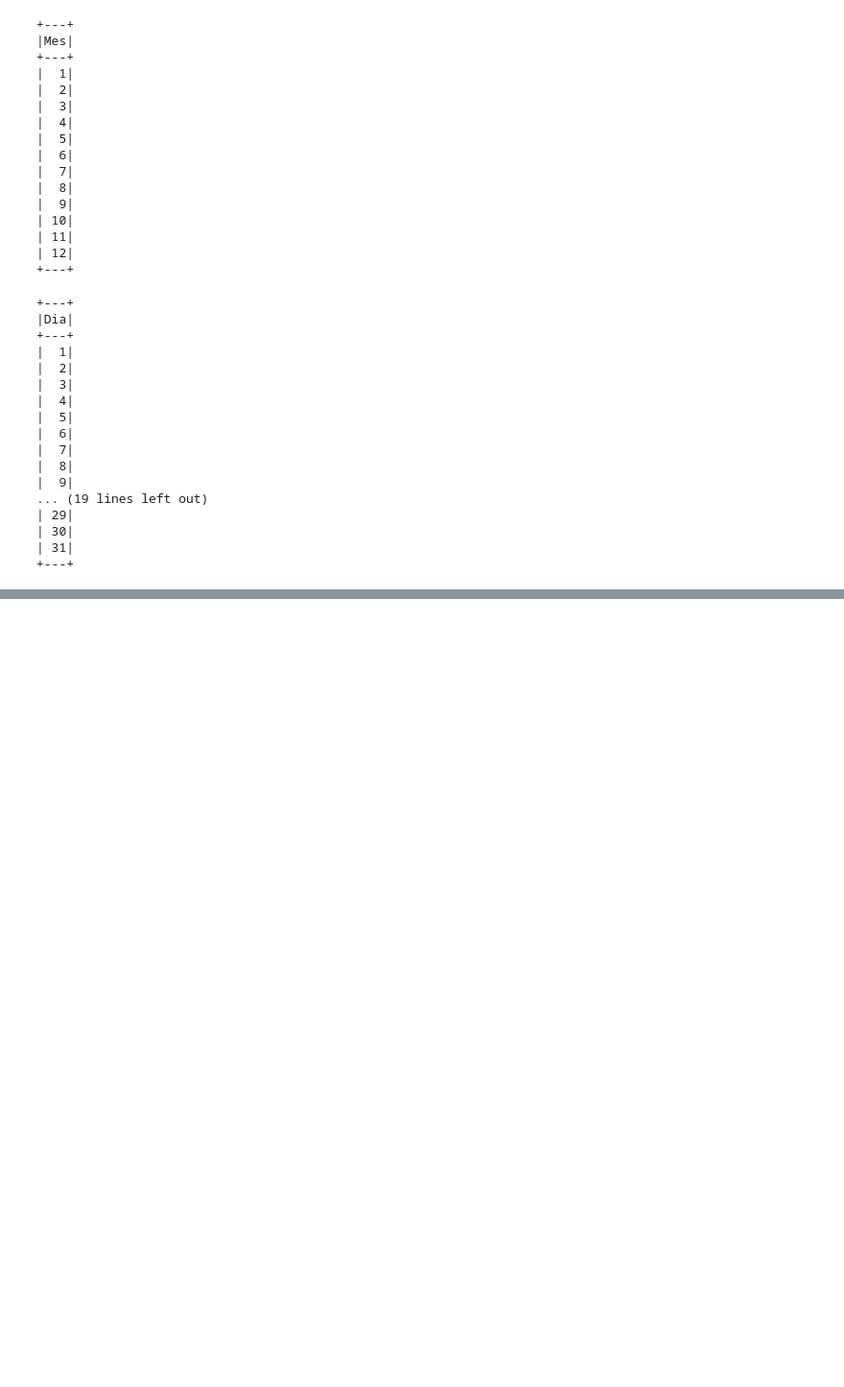
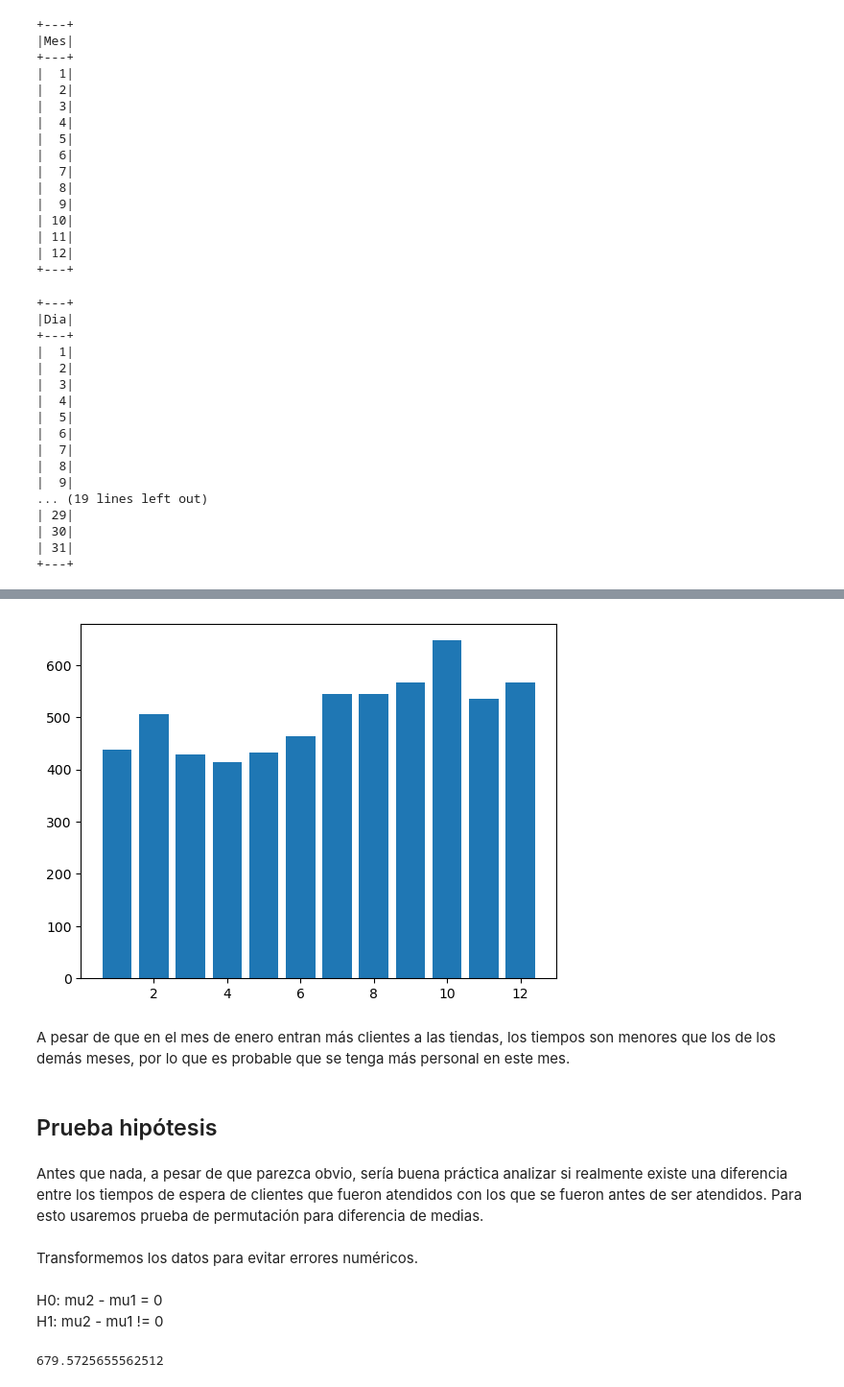
Before and after one commit to TheMexicanTarzan/Reto-COPPEL, a Jupyter notebook: Análisis_COPPEL.ipynb, the cells around one changed output, grey strips where cells are left out. Shown at 96% size. Saved outputs shown, nothing was run; the diff lists cells and outputs as text; code cells hidden in the pictures; blank space fills up the shorter version.

```diff
--- a/Análisis_COPPEL.ipynb
+++ b/Análisis_COPPEL.ipynb
@@ -264,0 +488,16 @@ df.select(col("Dia")).distinct().orderBy(col("Dia")).show(df.count())
+# %%
+espera_prom_mes = muestra.groupby("Mes")["Tiempo_espera"].mean()
+# %%
+plt.bar(muestra.Mes.unique(), espera_prom_mes)
+plt.title("C")
+plt.show()
+# %% [output]
+[figure, added]
+# %% [markdown]
+A pesar de que en el mes de enero entran más clientes a las tiendas, los tiempos son menores que los de los demás meses, por lo que es probable que se tenga más personal en este mes.
+# %% [markdown]
+## Prueba hipótesis
+# %% [markdown]
+Antes que nada, a pesar de que parezca obvio, sería buena práctica analizar si realmente existe una diferencia entre los tiempos de espera de clientes que fueron atendidos con los que se fueron antes de ser atendidos. Para esto usaremos prueba de permutación para diferencia de medias.
+# %% [markdown]
+Transformemos los datos para evitar errores numéricos.
@@ -264,0 +506,10 @@ df.select(col("Dia")).distinct().orderBy(col("Dia")).show(df.count())
+# %% [markdown]
+H0: mu2 - mu1 = 0 \
+H1: mu2 - mu1 != 0
+# %%
+# Valor observado
+obs = (muestra[muestra["Status"] == "ausente"]["Tiempo_espera"].mean() -
+       muestra[muestra["Status"] == "atendido"]["Tiempo_espera"].mean())
+obs
+# %% [output]
+679.5725655562512
```
Also changed, not shown: parts of 45 cells of this notebook.
